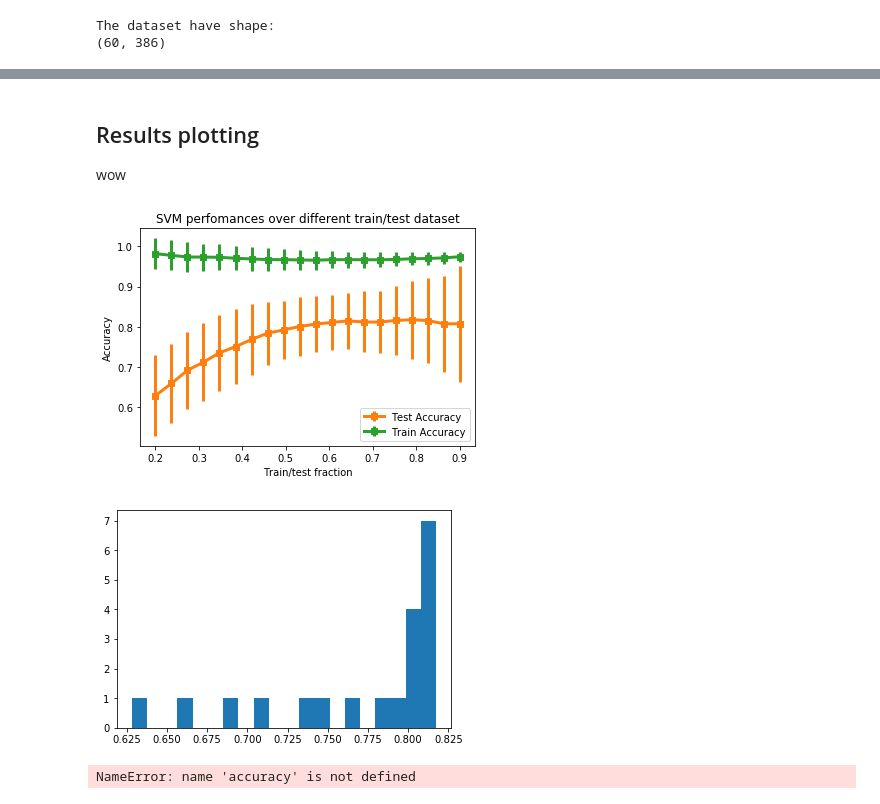
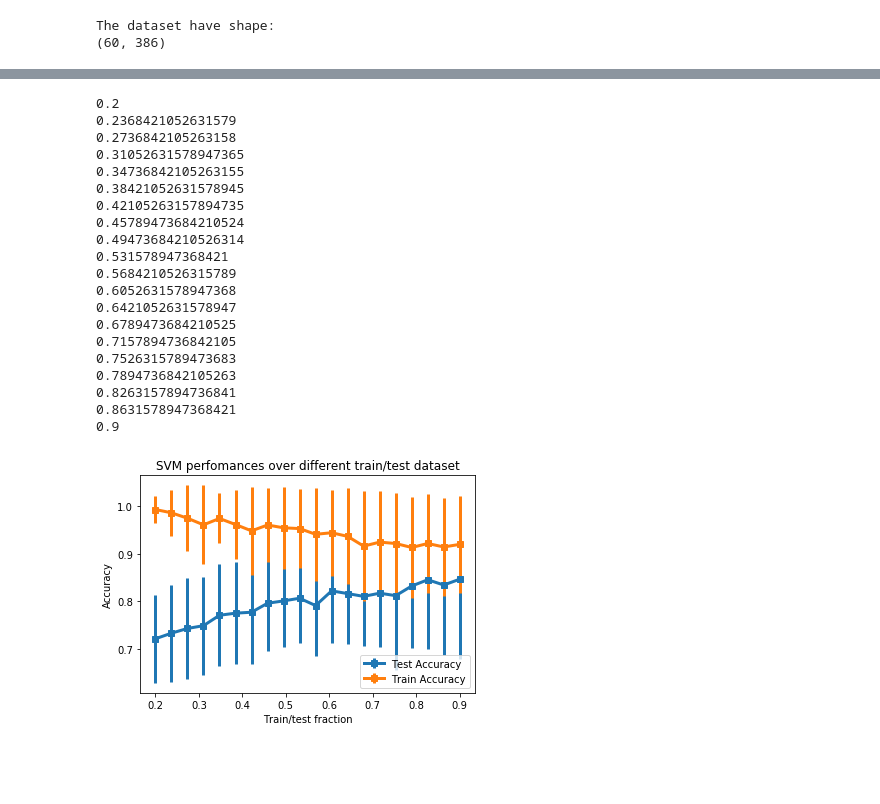
Before and after one commit to mrektor/BCI-ThoughtRecognition, a Jupyter notebook: Final_code/SVM_EEG_signal.ipynb, the cells around one changed output, grey strips where cells are left out. Saved outputs shown, nothing was run; the diff lists cells and outputs as text; code cells hidden in the pictures; blank space fills up the shorter version.

Commit message:
Test in codice "pulito" + Leave three out cross validation

```diff
--- a/Final_code/SVM_EEG_signal.ipynb
+++ b/Final_code/SVM_EEG_signal.ipynb
@@ -182,9 +157,0 @@ feature_dataset_full_pca.shape
-# %%
-C_parameters= np.logspace(-6, 3, 100)
-k_fold = 5 # number of k sub-folders to divide the set
-seed = 1
-max_iters = 100
-kernel_types=['linear', 'rbf', 'sigmoid']
-
-best_C, best_kernel_type, best_accuracy_test, corresponding_accuracy_train = \
-        cross_validation_SVM(labels, feature_dataset_full, C_parameters, kernel_types, k_fold, seed, max_iters)
@@ -199,8 +157,0 @@ Corresponding accuracy train = 0.95
-# %%
-C_param_sophisticated = np.linspace(1e-5,1e-4,1000)
-kernel_types_reasonable = ['linear']
-k_fold = 5
-max_iters = 100
-
-best_C, best_kernel_type, best_accuracy_test, corresponding_accuracy_train = \
-        cross_validation_SVM(labels, feature_dataset_full, C_param_sophisticated, kernel_types_reasonable, k_fold, seed, max_iters)
@@ -280,27 +564,52 @@ for frac_tr_te in fracs:
-# %% [markdown]
-## Results plotting
-wow
 # %%
-#plt.plot(fracs, accuracy_test_mean)
-#plt.plot(fracs, accuracy_train_mean)
+best_C = 73.42342342342343
+best_kernel_type = 'linear'
+k = 92
+num_experiment = 100
+reducer = SelectKBest(f_classif, k)
+feature_dataset_reduced = reducer.fit_transform(feature_dataset_full, labels)
+fracs = np.linspace(0.2,0.9,20)
+accuracy_test_mean  = []
+accuracy_test_std   = []
+accuracy_train_mean = []
+accuracy_train_std  = []
+
+for frac_tr_te in fracs:
+    print(frac_tr_te)
+    acc_test, acc_train = classification_SVM_experiments(feature_dataset_reduced, labels, best_C, best_kernel_type, frac_tr_te, num_experiment)
+    #saving of metrics of interest
+    accuracy_test_mean.append(np.mean(acc_test))
+    accuracy_test_std.append(np.std(acc_test))
+    accuracy_train_mean.append(np.mean(acc_train))
+    accuracy_train_std.append(np.std(acc_train))
+
 plt.errorbar(fracs, accuracy_test_mean, yerr=accuracy_test_std, label="Error bars plot", fmt="s-",  linewidth=3)
 plt.errorbar(fracs, accuracy_train_mean, yerr=accuracy_train_std, label="Error bars plot", fmt="s-",  linewidth=3)
 plt.title('SVM perfomances over different train/test dataset')
 plt.ylabel('Accuracy')
 plt.xlabel('Train/test fraction')
 plt.legend(['Test Accuracy', 'Train Accuracy'], loc=4)
 plt.savefig('train_test_acc', format='pdf')
 plt.show()
 # %% [output]
+0.2
+0.2368421052631579
+0.2736842105263158
+0.31052631578947365
+0.34736842105263155
+0.38421052631578945
+0.42105263157894735
+0.45789473684210524
+0.49473684210526314
+0.531578947368421
+0.5684210526315789
+0.6052631578947368
+0.6421052631578947
+0.6789473684210525
+0.7157894736842105
+0.7526315789473683
+0.7894736842105263
+0.8263157894736841
+0.8631578947368421
+0.9
-[figure, old version]
+[figure, new version]
-# %%
-plt.hist(accuracy_test_mean, bins=20, alpha=1)
-plt.show()
-# %% [output]
-[figure, removed]
-# %%
-fracs = np.linspace(0.4,0.9,10)
-plt.plot(fracs,accuracy)
-plt.show()
-# %% [output]
-NameError: name 'accuracy' is not defined
```
Also changed, not shown: parts of 18 cells of this notebook, 5 other files.
